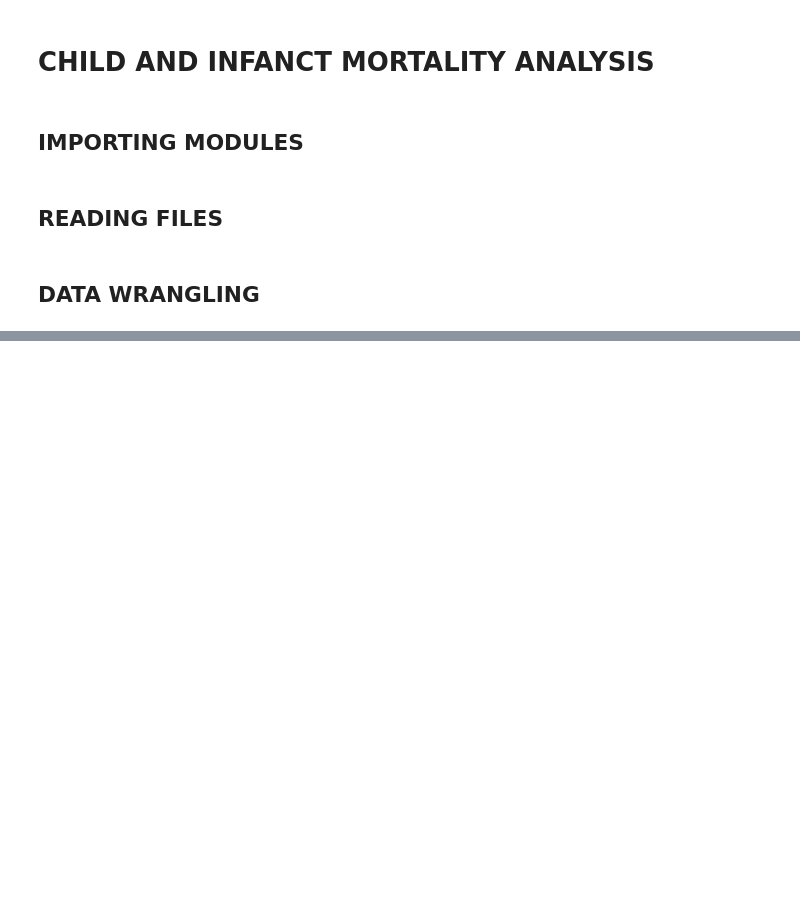
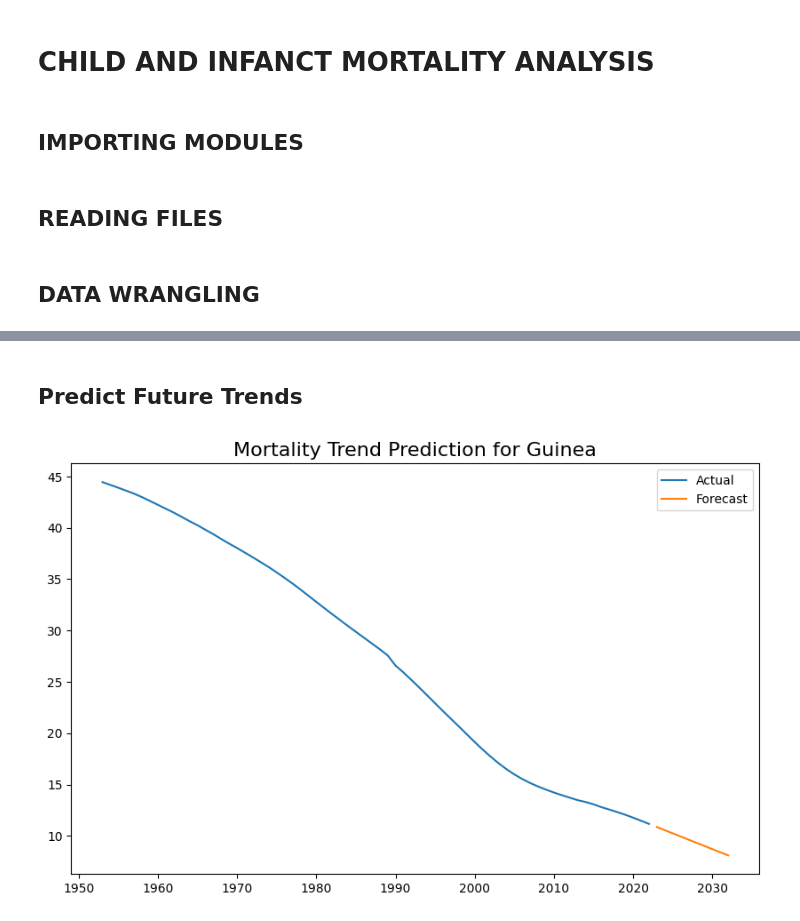
Before and after one commit to OluwoleDove/10Alyticsglobalhackathon, a Jupyter notebook: main_analytics.ipynb, the cells around one changed output, grey strips where cells are left out. Drawn from its saved outputs; the diff is of its cells as text; code cells hidden in the pictures; blank space fills up the shorter version.

```diff
--- a/main_analytics.ipynb
+++ b/main_analytics.ipynb
@@ -162,0 +94,17 @@ R² Score: 0.60
+# %% [markdown]
+## **Predict Future Trends**
+# %%
+country = top_mortality_countries.index[0]
+country_data = data["youth_mortality"].query("Country == @country").sort_values("Year")
+model = ExponentialSmoothing(country_data["Youth Mortality Rate"], trend="add", seasonal=None)
+fit = model.fit()
+forecast = fit.forecast(10)
+
+plt.figure(figsize=(10, 6))
+plt.plot(country_data["Year"], country_data["Youth Mortality Rate"], label="Actual")
+plt.plot(range(country_data["Year"].max() + 1, country_data["Year"].max() + 11), forecast, label="Forecast")
+plt.title(f"Mortality Trend Prediction for {country}", fontsize=16)
+plt.legend()
+plt.show()
+# %% [output]
+[figure, added]
```
Also changed, not shown: parts of 17 cells of this notebook, 1 other file.
